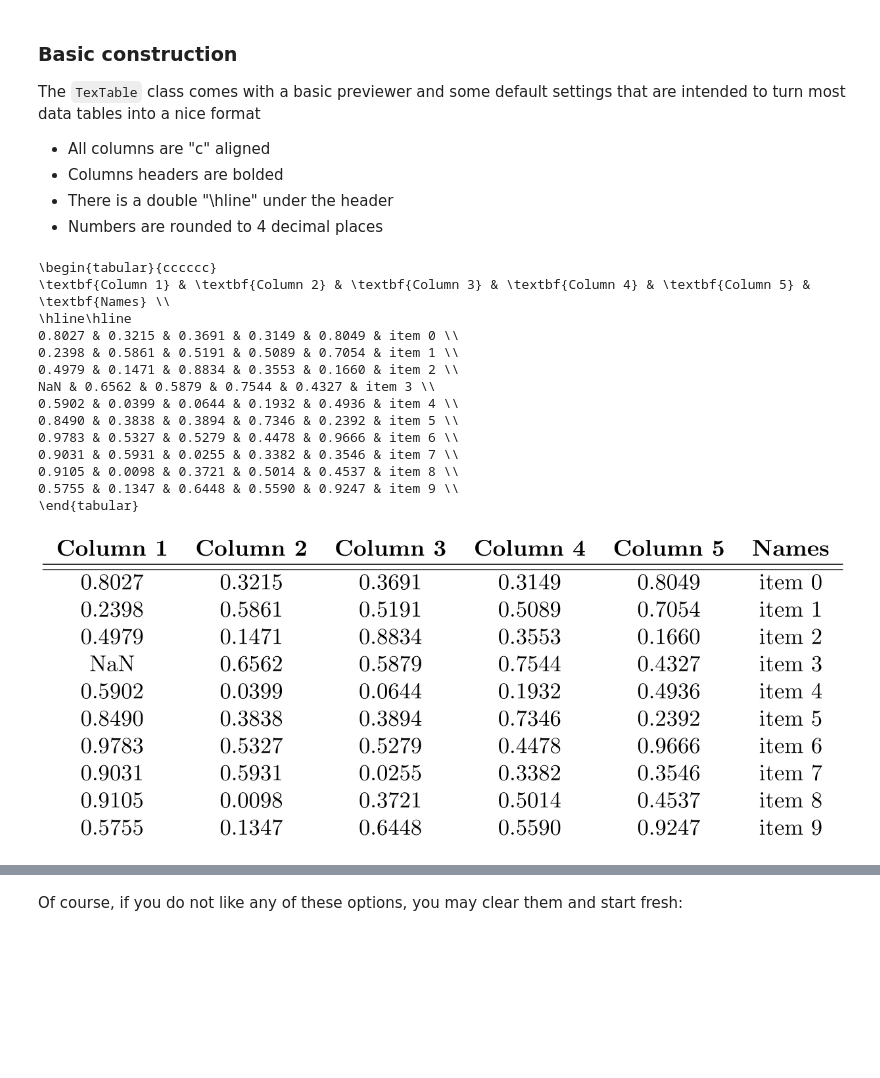
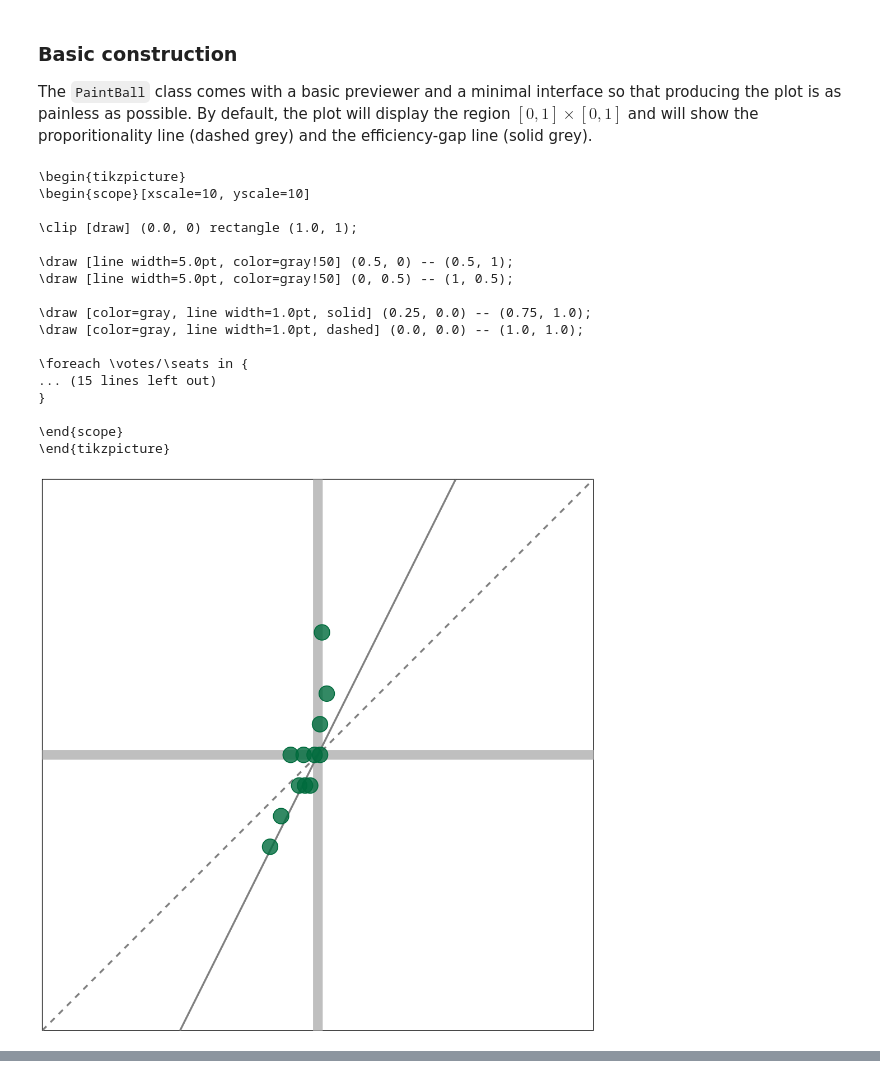
Before and after one commit to peterrrock2/gerrytools-dev, a Jupyter notebook: docs/notebooks/using_paintball.ipynb, the cells around one changed output, grey strips where cells are left out. Cells and saved outputs as stored; diff of their text form; code cells hidden in the pictures; blank space fills up the shorter version.

```diff
--- a/docs/notebooks/using_paintball.ipynb
+++ b/docs/notebooks/using_paintball.ipynb
@@ -13,51 +10,36 @@ the majority of the most troublesome things that come with generating a latex ta
 # %% [markdown]
 ### Basic construction
 
-The `TexTable` class comes with a basic previewer and some default settings that are intended to
-turn most data tables into a nice format
-
-- All columns are "c" aligned
-- Columns headers are bolded
-- There is a double "\hline" under the header
-- Numbers are rounded to 4 decimal places
+The `PaintBall` class comes with a basic previewer and a minimal interface so that producing the
+plot is as painless as possible. By default, the plot will display the region
+$[0,1] \times [0,1]$ and will show the proporitionality line (dashed grey) and the efficiency-gap
+line (solid grey).
 # %%
-from gerrytools.latex import TexTable
-import numpy as np
-import pandas as pd
+from gerrytools.latex import PaintBall
+plot = PaintBall(
+    voteshare_data=[0.4925, 0.5233, 0.4960, 0.5259, 0.4839, 0.5340, 0.5867, 0.4962, 0.5667, 0.5139, 0.5060, 0.5493],
+    seats_data=[5,10,9,9,7,10,12,8,11,10,9,9],
+    maximum_seats=18
+)
 
-matrix = [
-    [0.80271163743772220, 0.321512174755157140, 0.369115226617589200, 0.31491956081869720, 0.80485545809736710, 'item 0'],
-    [0.23978517293553825, 0.586115829039532600, 0.519058426662538300, 0.50887366708748860, 0.70538884840360450, 'item 1'],
-    [0.49788093635713690, 0.147094584046825300, 0.883437964402974700, 0.35533523957545940, 0.16596946781954303, 'item 2'],
-    [np.nan,              0.656233021634028100, 0.587913583766714500, 0.75440208936075340, 0.43268492945683945, 'item 3'],
-    [0.59018769659385240, 0.039858169085697170, 0.064420904621522830, 0.19322895452079558, 0.49364239553622780, 'item 4'],
-    [0.84900033328055560, 0.383806911314474300, 0.389438471897368000, 0.73455238166505020, 0.23924648233550140, 'item 5'],
-    [0.97830650055081290, 0.532739901197703800, 0.527858349264338400, 0.44780991717414830, 0.96662006080425280, 'item 6'],
-    [0.90307272545248380, 0.593075079923604100, 0.025498235068052155, 0.33815336977092236, 0.35462742657985113, 'item 7'],
-    [0.91046016100649210, 0.009761192390978168, 0.372096054027488130, 0.50135080530420410, 0.45370604145037685, 'item 8'],
-    [0.57550701776487460, 0.134713703285684330, 0.644751736450971700, 0.55899830218616960, 0.92472128347765130, 'item 9']
-]
-
-
-df = pd.DataFrame(matrix, columns=[f"Column {i}" for i in range(1, 6)] + ["Names"])
-table = TexTable(df)
-
-print(table)  # Print out the generated LaTeX code
-table.preview()  # Preview the table in either a pop-up window or in the Jupyter notebook
-print(table.document) # Print out the full LaTeX document code containing the table
+plot.print()
+plot.preview()
 # %% [output]
-\begin{tabular}{cccccc}
-\textbf{Column 1} & \textbf{Column 2} & \textbf{Column 3} & \textbf{Column 4} & \textbf{Column 5} & \textbf{Names} \\
-\hline\hline
-0.8027 & 0.3215 & 0.3691 & 0.3149 & 0.8049 & item 0 \\
-0.2398 & 0.5861 & 0.5191 & 0.5089 & 0.7054 & item 1 \\
-0.4979 & 0.1471 & 0.8834 & 0.3553 & 0.1660 & item 2 \\
-NaN & 0.6562 & 0.5879 & 0.7544 & 0.4327 & item 3 \\
-0.5902 & 0.0399 & 0.0644 & 0.1932 & 0.4936 & item 4 \\
-0.8490 & 0.3838 & 0.3894 & 0.7346 & 0.2392 & item 5 \\
-0.9783 & 0.5327 & 0.5279 & 0.4478 & 0.9666 & item 6 \\
-0.9031 & 0.5931 & 0.0255 & 0.3382 & 0.3546 & item 7 \\
-0.9105 & 0.0098 & 0.3721 & 0.5014 & 0.4537 & item 8 \\
-0.5755 & 0.1347 & 0.6448 & 0.5590 & 0.9247 & item 9 \\
-\end{tabular}
+\begin{tikzpicture}
+\begin{scope}[xscale=10, yscale=10]
+
+\clip [draw] (0.0, 0) rectangle (1.0, 1);
+
+\draw [line width=5.0pt, color=gray!50] (0.5, 0) -- (0.5, 1);
+\draw [line width=5.0pt, color=gray!50] (0, 0.5) -- (1, 0.5);
+
+\draw [color=gray, line width=1.0pt, solid] (0.25, 0.0) -- (0.75, 1.0);
+\draw [color=gray, line width=1.0pt, dashed] (0.0, 0.0) -- (1.0, 1.0);
+
+\foreach \votes/\seats in {
+... (15 lines left out)
+}
+
+\end{scope}
+\end{tikzpicture}
-[figure, old version]
+[figure, new version]
@@ -81,2 +45,0 @@ NaN & 0.6562 & 0.5879 & 0.7544 & 0.4327 & item 3 \\
-# %% [markdown]
-Of course, if you do not like any of these options, you may clear them and start fresh:
```
Also changed, not shown: parts of 13 cells of this notebook, 10 other files.
